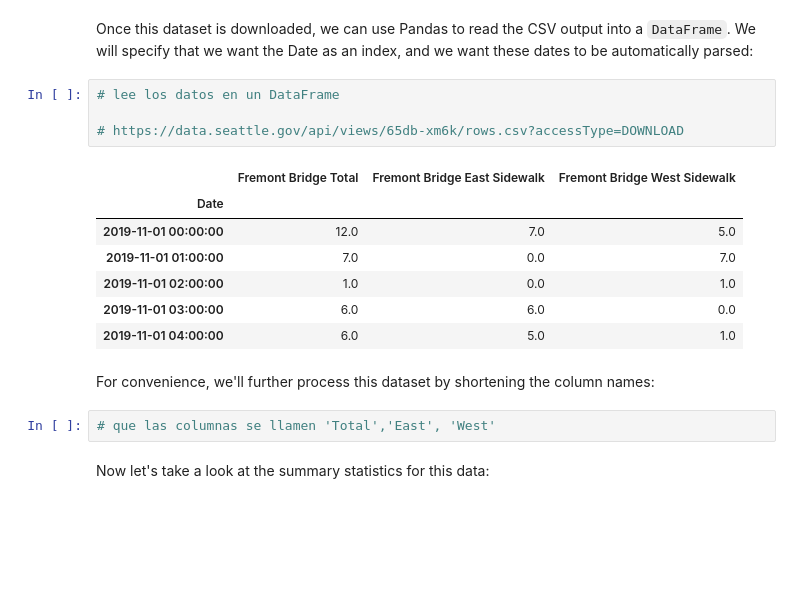
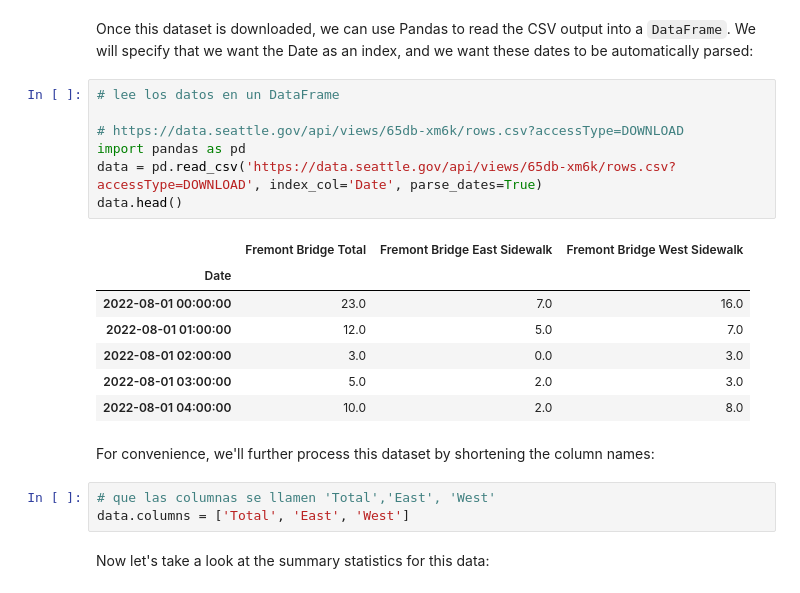
Before and after one commit to albertoromv/thebridge_ft_sep22, a Jupyter notebook: 3-Machine Learning/1-Feature Engineering/1.3 Tiempo/2_Ejercicios_TimeSeries - clase.ipynb, the cells around one changed output. Saved outputs shown, nothing was run; the diff lists cells and outputs as text; blank space fills up the shorter version.

```diff
--- a/3-Machine Learning/1-Feature Engineering/1.3 Tiempo/2_Ejercicios_TimeSeries - clase.ipynb
+++ b/3-Machine Learning/1-Feature Engineering/1.3 Tiempo/2_Ejercicios_TimeSeries - clase.ipynb
@@ -12,18 +12,22 @@ We will specify that we want the Date as an index, and we want these dates to be
 # %%
 # lee los datos en un DataFrame
 
 # https://data.seattle.gov/api/views/65db-xm6k/rows.csv?accessType=DOWNLOAD
+import pandas as pd
+data = pd.read_csv('https://data.seattle.gov/api/views/65db-xm6k/rows.csv?accessType=DOWNLOAD', index_col='Date', parse_dates=True)
+data.head()
 # %% [output]
 |  | Fremont Bridge Total | Fremont Bridge East Sidewalk | Fremont Bridge West Sidewalk |
 | Date |  |  |  |
-| 2019-11-01 00:00:00 | 12.0 | 7.0 | 5.0 |
-| 2019-11-01 01:00:00 | 7.0 | 0.0 | 7.0 |
-| 2019-11-01 02:00:00 | 1.0 | 0.0 | 1.0 |
-| 2019-11-01 03:00:00 | 6.0 | 6.0 | 0.0 |
-| 2019-11-01 04:00:00 | 6.0 | 5.0 | 1.0 |
+| 2022-08-01 00:00:00 | 23.0 | 7.0 | 16.0 |
+| 2022-08-01 01:00:00 | 12.0 | 5.0 | 7.0 |
+| 2022-08-01 02:00:00 | 3.0 | 0.0 | 3.0 |
+| 2022-08-01 03:00:00 | 5.0 | 2.0 | 3.0 |
+| 2022-08-01 04:00:00 | 10.0 | 2.0 | 8.0 |
 # %% [markdown]
 For convenience, we'll further process this dataset by shortening the column names:
 # %%
 # que las columnas se llamen 'Total','East', 'West'
+data.columns = ['Total', 'East', 'West']
 # %% [markdown]
 Now let's take a look at the summary statistics for this data:
```
Also changed, not shown: parts of 15 cells of this notebook, 1 other file.
